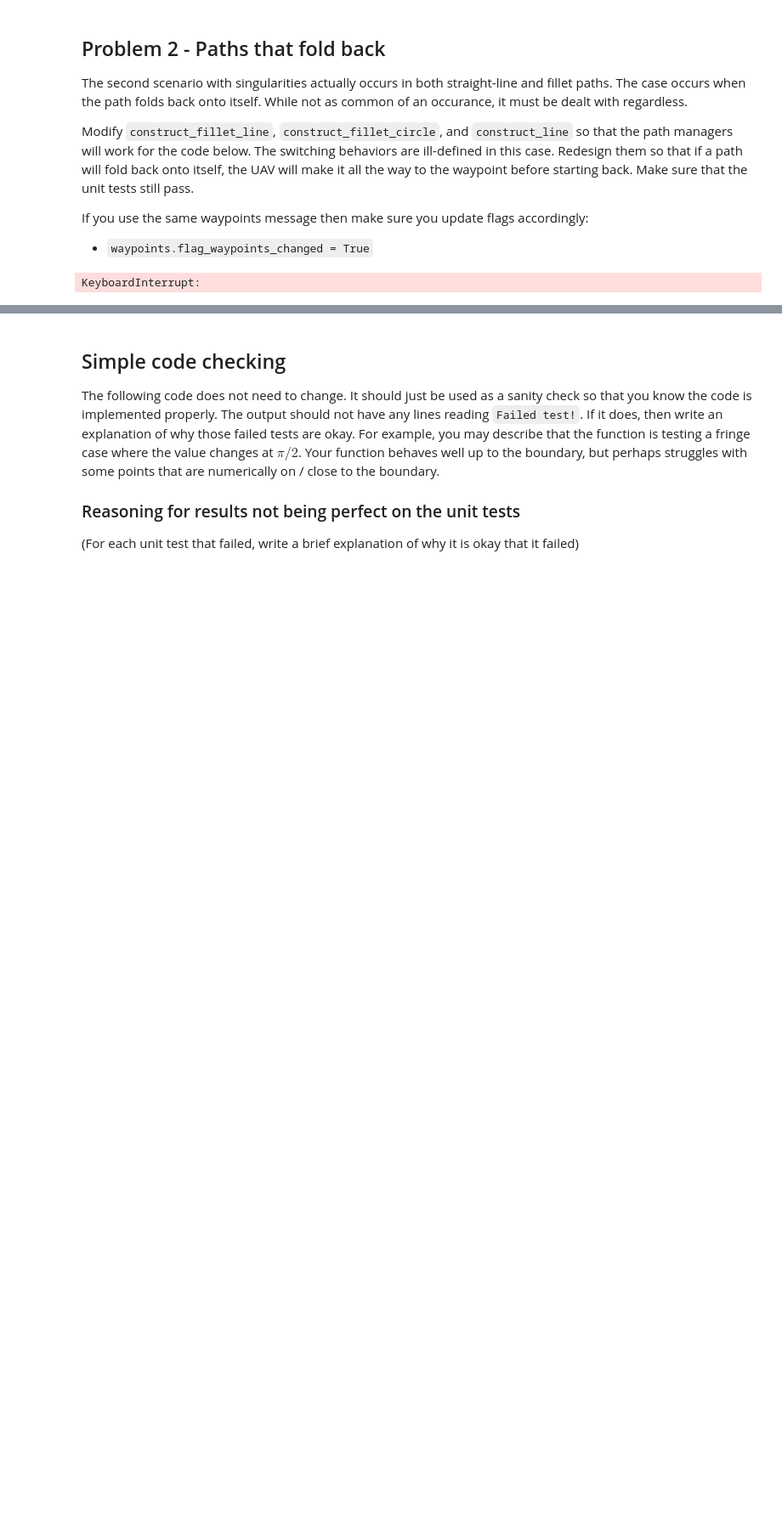
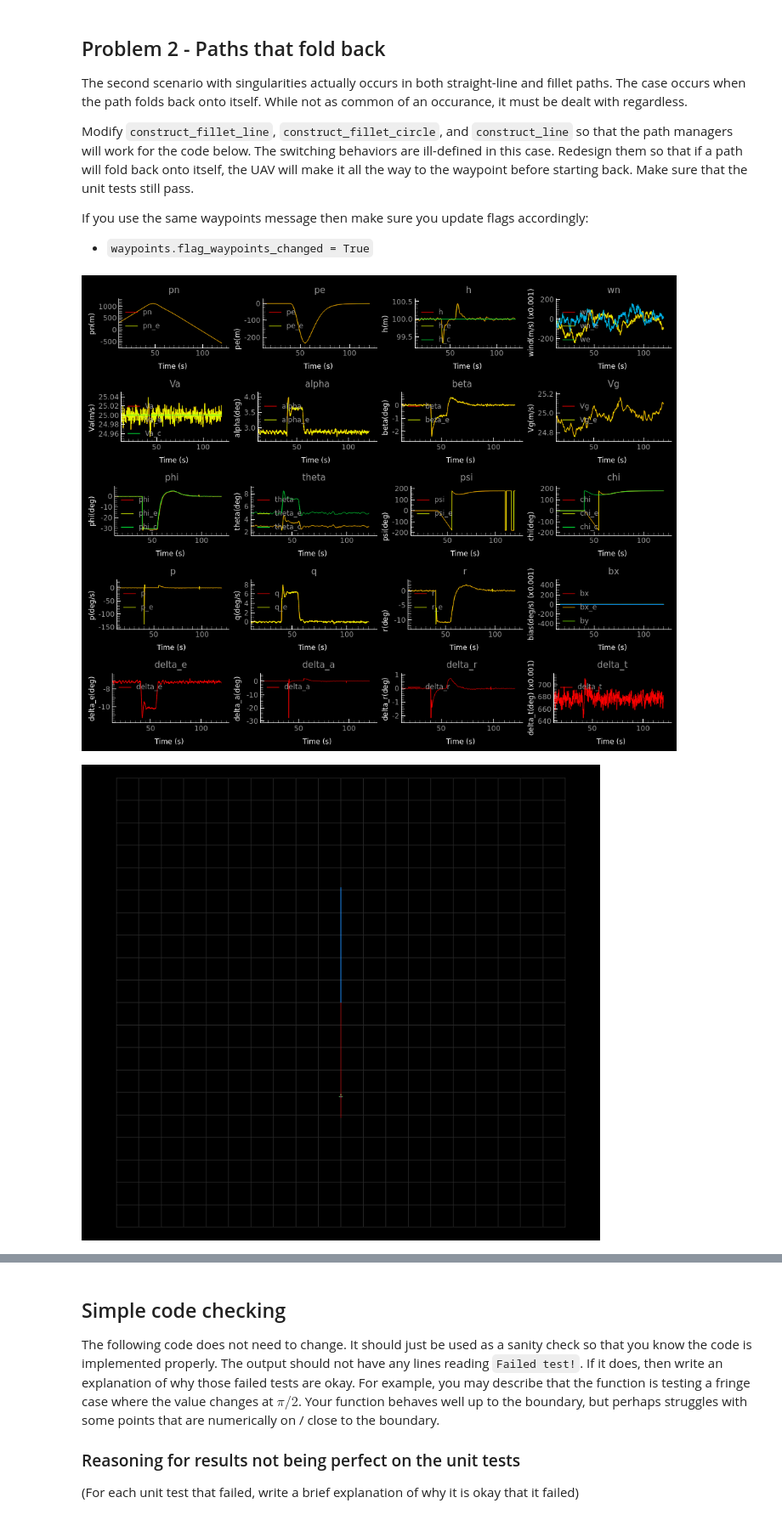
Before and after one commit to Isaacwilliam4/mavsim_python, a Jupyter notebook: usu_assignments/ch11a_line_and_fillet_path_manager.ipynb, the cells around one changed output, grey strips where cells are left out. Shown at 85% size. Cells and saved outputs as stored; diff of their text form; code cells hidden in the pictures; blank space fills up the shorter version.

```diff
--- a/usu_assignments/ch11a_line_and_fillet_path_manager.ipynb
+++ b/usu_assignments/ch11a_line_and_fillet_path_manager.ipynb
@@ -123,21 +123,17 @@ If you use the same waypoints message then make sure you update flags accordingl
 # %%
 # Waypoint definition
 waypoints = MsgWaypoints()
 waypoints.type = 'fillet'
 Va = PLAN.Va0
 waypoints.add(np.array([[0, 0, -100]]).T, Va, np.radians(0), np.inf, 0, 0)
 waypoints.add(np.array([[1000, 0, -100]]).T, Va, np.radians(45), np.inf, 0, 0)
 waypoints.add(np.array([[0, 0, -100]]).T, Va, np.radians(45), np.inf, 0, 0)
 
 # Run the simulation for the fillet path manager
 run_sim_and_display(waypoints=waypoints)
-
-# Run the simulation for the straight line path manager
-waypoints.type = 'straight_line'
-waypoints.flag_waypoints_changed = True
-run_sim_and_display(waypoints=waypoints)
 # %% [output]
-KeyboardInterrupt:
+[figure, added]
+[figure, added]
 # %% [markdown]
 ## Problem 3 - Compare paths
 Create five waypoints that are not colinear with the first and last waypoints being $w = \begin{bmatrix} 0 \\ 0 \\ -100 \end{bmatrix}$. Ensure that there is sufficient spacing between waypoints such that the fillet circles do not overlap. Run it for both the `straight-line` and `fillet` approaches. Ensure that the simulation time is sufficient to run passed the final waypoint.
```
Also changed, not shown: parts of 7 cells of this notebook, 4 other files.
